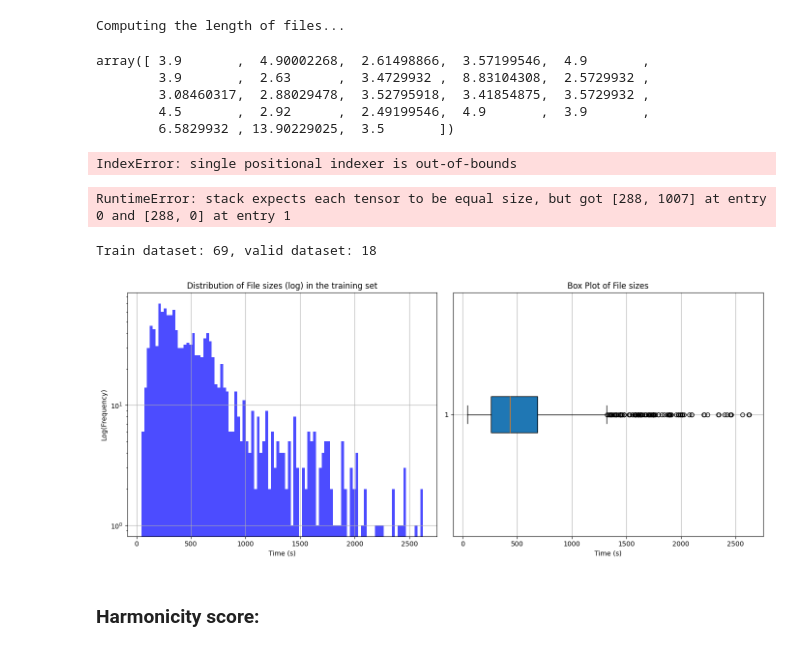
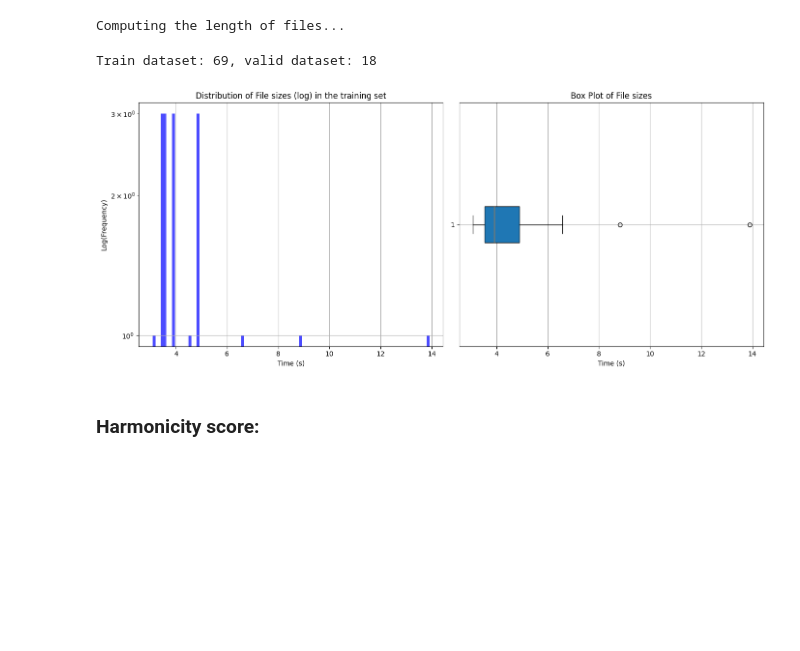
Before and after one commit to edabier/Unrolled-NMF, a Jupyter notebook: training_on_dataset.ipynb, the cells around one changed output. Drawn from its saved outputs; the diff is of its cells as text; code cells hidden in the pictures; blank space fills up the shorter version.

Commit message:
batched dataset

```diff
--- a/training_on_dataset.ipynb
+++ b/training_on_dataset.ipynb
@@ -34,7 +34,7 @@ train_data, test_data   = train_test_split(metadata, train_size=train_size, rand
 train_data, valid_data  = train_test_split(train_data, train_size=train_size, random_state=1)
 
 subset = 0.001
-length = 0.1
+length = 3
 sort = True
 filt = True
 
@@ -43,33 +43,19 @@ test_set    = utils.MapsDataset(test_data, fixed_length=length, subset=subset, v
 valid_set   = utils.MapsDataset(valid_data, fixed_length=length, subset=subset, verbose=True, sort=sort, filter=filt)
 
 batch_size      = 2
-train_loader    = DataLoader(train_set, batch_size=batch_size, shuffle=False)
-test_loader     = DataLoader(test_set, batch_size=batch_size, shuffle=False)
-valid_loader    = DataLoader(valid_set, batch_size=batch_size, shuffle=False)
+train_sampler   = utils.SequentialBatchSampler(train_set, batch_size=batch_size)
+train_loader    = DataLoader(train_set, batch_sampler=train_sampler, collate_fn=utils.collate_fn)
+
+test_sampler   = utils.SequentialBatchSampler(test_set, batch_size=batch_size)
+test_loader     = DataLoader(test_set, batch_sampler=test_sampler, collate_fn=utils.collate_fn)
+
+valid_sampler   = utils.SequentialBatchSampler(valid_set, batch_size=batch_size)
+valid_loader    = DataLoader(valid_set, batch_sampler=valid_sampler, collate_fn=utils.collate_fn)
 # %% [output]
 Maps: load metadata file /tsi/mir/maps/metadata.csv
 Computing the length of files...
 Computing the length of files...
 Computing the length of files...
-# %%
-train_set.lengths
-# %% [output]
-array([ 3.9       ,  4.90002268,  2.61498866,  3.57199546,  4.9       ,
-        3.9       ,  2.63      ,  3.4729932 ,  8.83104308,  2.5729932 ,
-        3.08460317,  2.88029478,  3.52795918,  3.41854875,  3.5729932 ,
-        4.5       ,  2.92      ,  2.49199546,  4.9       ,  3.9       ,
-        6.5829932 , 13.90229025,  3.5       ])
-# %%
-i = 1
-print(valid_set[i][1].shape, valid_set[i][0].shape)
-# %% [output]
-IndexError: single positional indexer is out-of-bounds
-# %%
-for M, H in valid_loader:
-    print(M.shape, H.shape)
-    break
-# %% [output]
-RuntimeError: stack expects each tensor to be equal size, but got [288, 1007] at entry 0 and [288, 0] at entry 1
 # %%
 maps = music.Maps("/tsi/mir/maps")
 metadata = maps.pdf_metadata
@@ -94,31 +80,31 @@ print(f"Train dataset: {len(train_loader)}, valid dataset: {len(valid_loader)}")
 # %% [output]
 Train dataset: 69, valid dataset: 18
 # %%
-sizes = metadata.duration#train_set.metadata["length"]
+sizes = train_set.metadata.duration
 mean_size = np.mean(sizes)
 std_size = np.std(sizes)
 
 # Histogram with logarithmic scale
 plt.figure(figsize=(14, 6))
 
 plt.subplot(1, 2, 1)
 plt.hist(sizes, bins=100, alpha=0.7, color='blue', log=True)
 plt.title('Distribution of File sizes (log) in the training set')
 plt.xlabel('Time (s)')
 plt.ylabel('Log(Frequency)')
 plt.grid(True)
 
 # Box plot
 plt.subplot(1, 2, 2)
 plt.boxplot(sizes, vert=False, patch_artist=True)
 plt.title('Box Plot of File sizes')
 plt.xlabel('Time (s)')
 plt.grid(True)
 
 plt.tight_layout()
 plt.show()
 # %% [output]
-[figure, old version]
+[figure, new version]
 # %% [markdown]
 ### Harmonicity score:
 # %%
```
Also changed, not shown: parts of 1 cell of this notebook, 1 other file.
